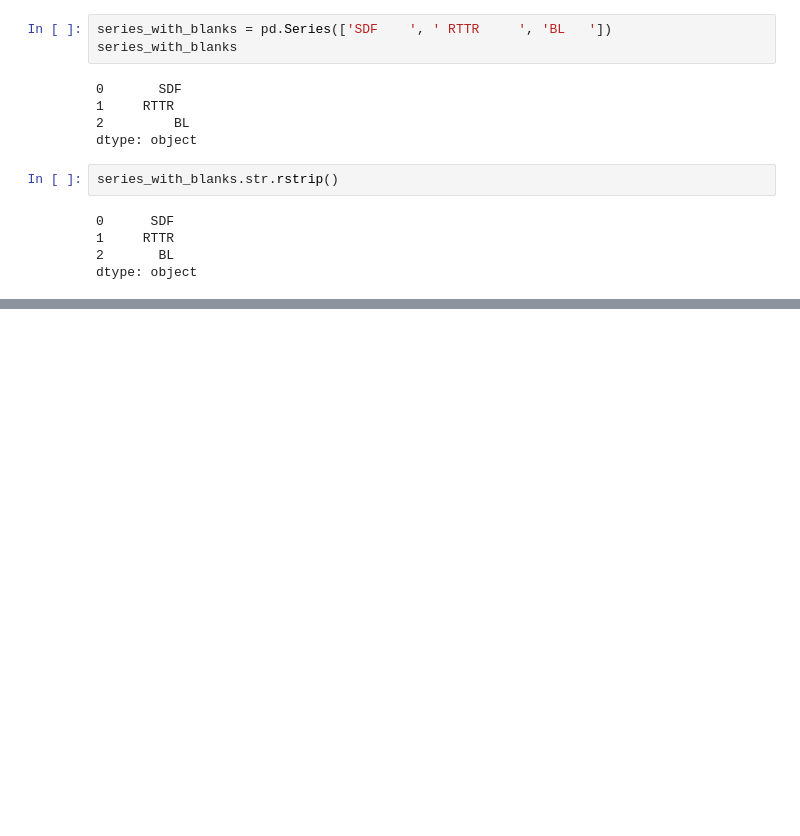
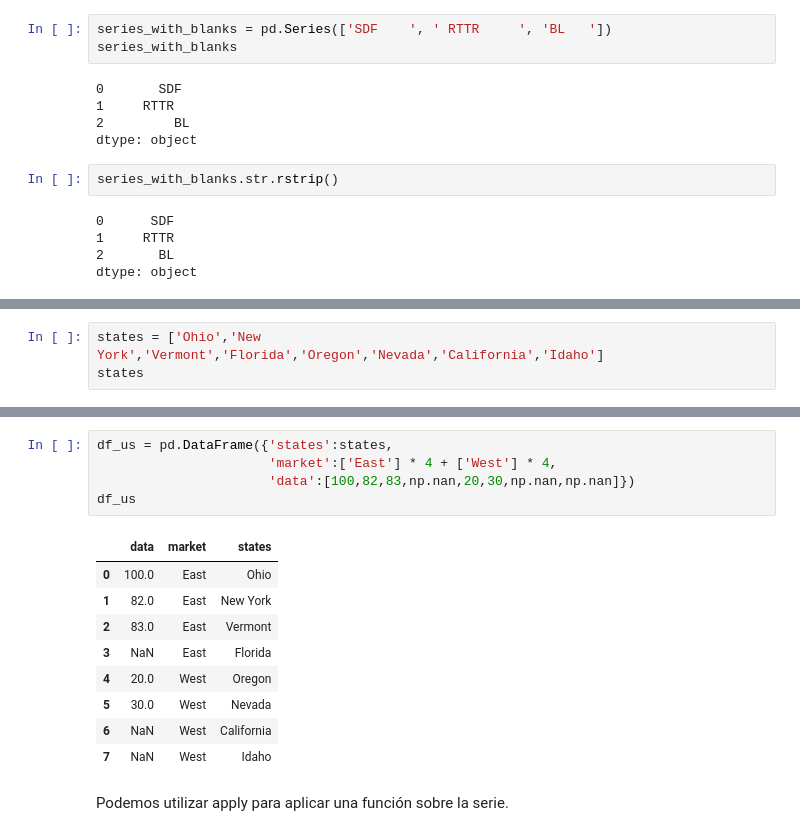
Before and after one commit to MQH15/Python, a Jupyter notebook: PANDAS_2.ipynb, the cells around one changed output, grey strips where cells are left out. Saved outputs shown, nothing was run; the diff lists cells and outputs as text; blank space fills up the shorter version.

```diff
--- a/PANDAS_2.ipynb
+++ b/PANDAS_2.ipynb
@@ -431,0 +658,3 @@ dtype: object
+# %%
+states = ['Ohio','New York','Vermont','Florida','Oregon','Nevada','California','Idaho']
+states
@@ -431,0 +670,17 @@ dtype: object
+# %%
+df_us = pd.DataFrame({'states':states,
+                      'market':['East'] * 4 + ['West'] * 4,
+                      'data':[100,82,83,np.nan,20,30,np.nan,np.nan]})
+df_us
+# %% [output]
+|  | data | market | states |
+| 0 | 100.0 | East | Ohio |
+| 1 | 82.0 | East | New York |
+| 2 | 83.0 | East | Vermont |
+| 3 | NaN | East | Florida |
+| 4 | 20.0 | West | Oregon |
+| 5 | 30.0 | West | Nevada |
+| 6 | NaN | West | California |
+| 7 | NaN | West | Idaho |
+# %% [markdown]
+Podemos utilizar apply para aplicar una función sobre la serie.
```
Also changed, not shown: parts of 45 cells of this notebook.
